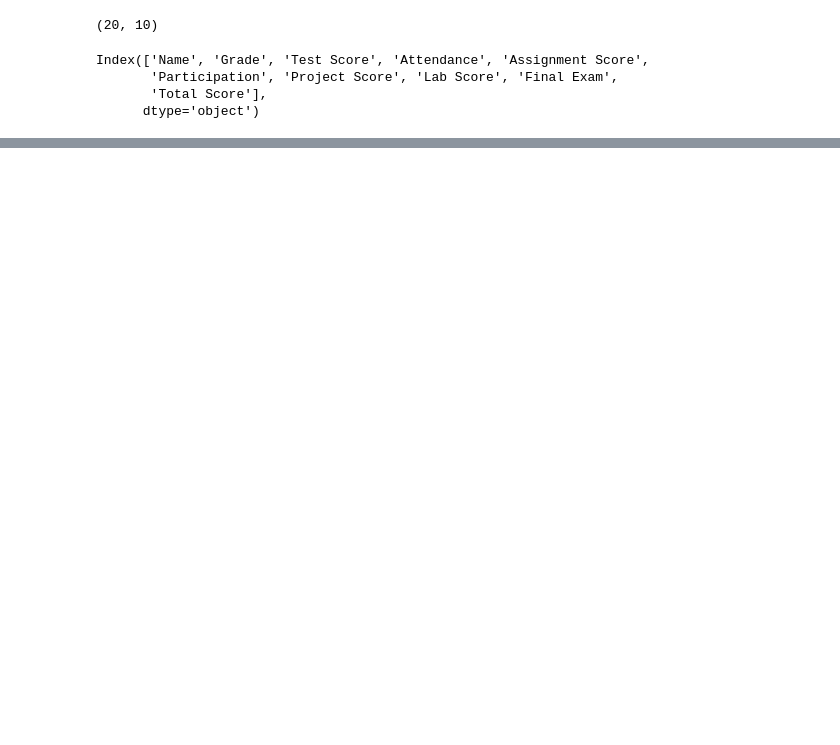
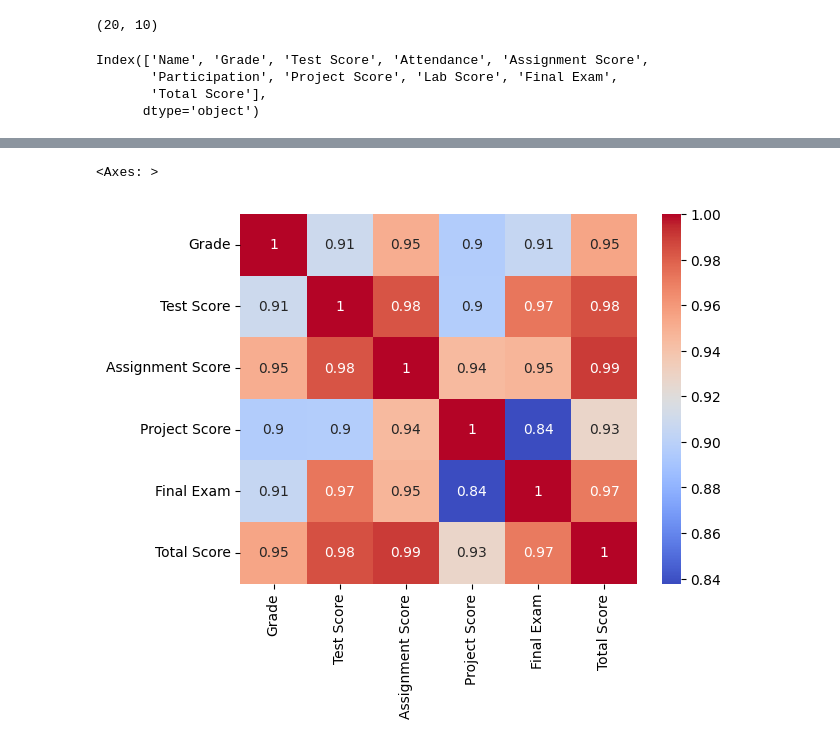
Before and after one commit to PreranaSangar/Data-Science, a Jupyter notebook: EDA.ipynb, the cells around one changed output, grey strips where cells are left out. Saved outputs shown, nothing was run; the diff lists cells and outputs as text; code cells hidden in the pictures; blank space fills up the shorter version.

```diff
--- a/EDA.ipynb
+++ b/EDA.ipynb
@@ -241,0 +167,5 @@ sns.pairplot(df)
+# %%
+sns.heatmap(corelation,annot=True,xticklabels=corelation.columns,yticklabels=corelation.columns,cmap='coolwarm')
+# %% [output]
+<Axes: >
+[figure, added]
```
Also changed, not shown: parts of 38 cells of this notebook.
